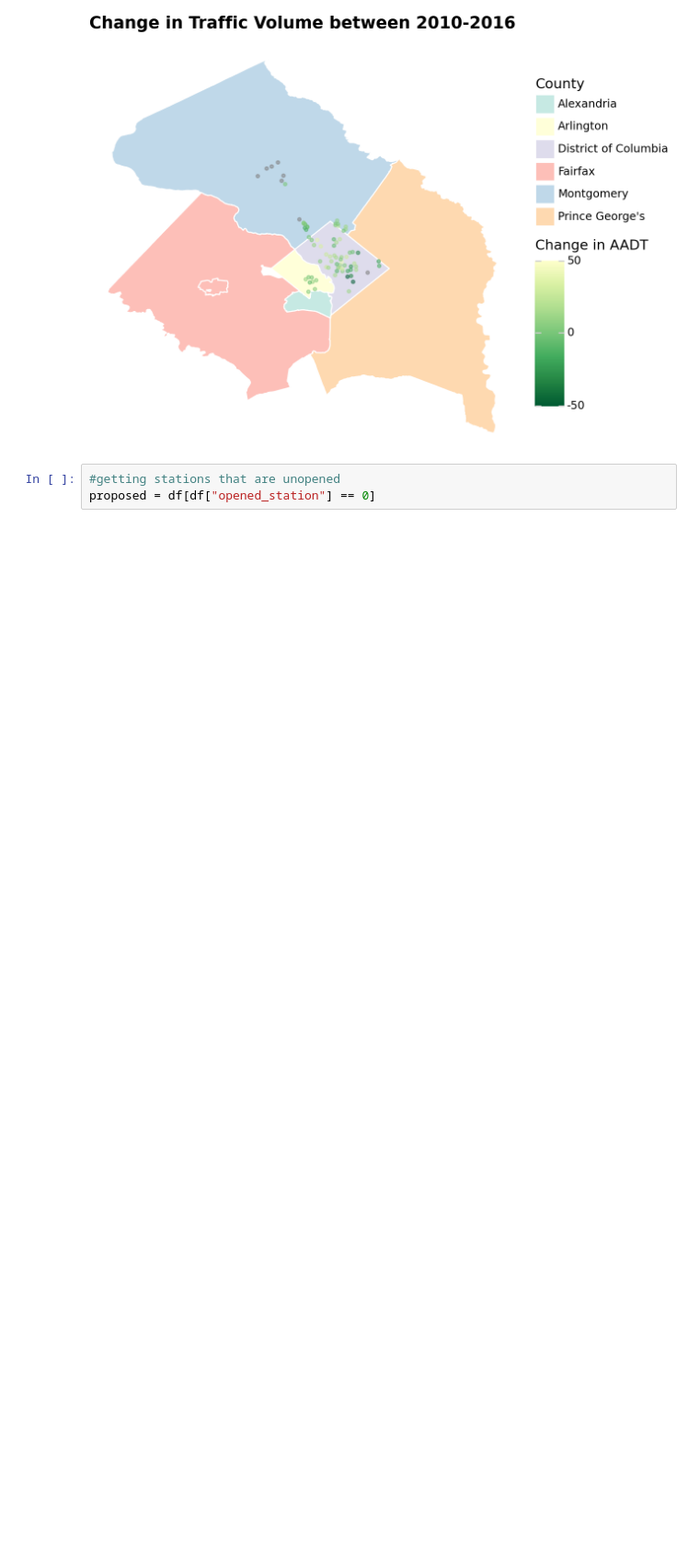
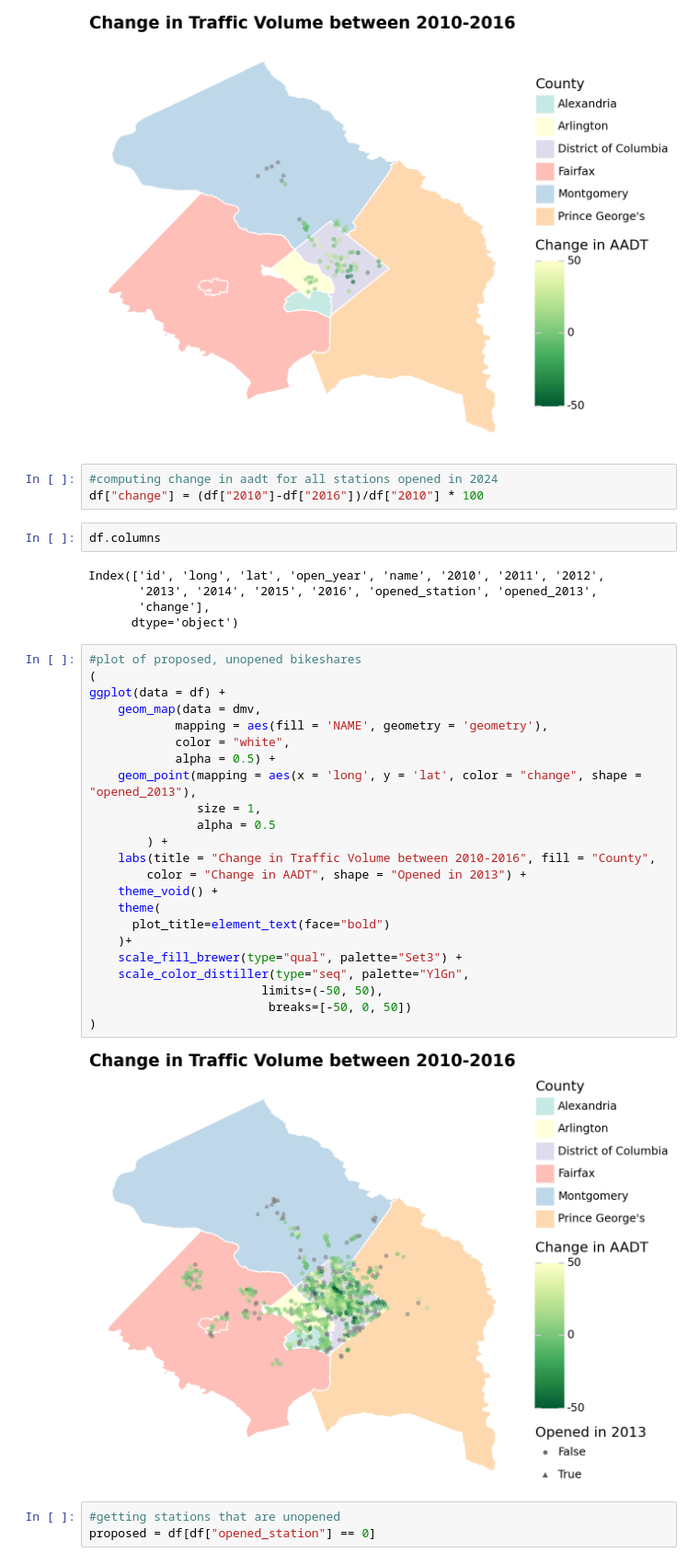
Before and after one commit to IbadatJarg/PPOL5203-Final_Project_Bikeshare, a Jupyter notebook: scripts/05_visualizations.ipynb, the cells around one changed output. Shown at 92% size. Saved outputs shown, nothing was run; the diff lists cells and outputs as text; blank space fills up the shorter version.

Commit message:
saving changes to visualizations

```diff
--- a/scripts/05_visualizations.ipynb
+++ b/scripts/05_visualizations.ipynb
@@ -141,6 +141,41 @@ ggplot(data = df_13) +
 )
 # %% [output]
 [figure]
+# %%
+#computing change in aadt for all stations opened in 2024
+df["change"] = (df["2010"]-df["2016"])/df["2010"] * 100
+# %%
+df.columns
+# %% [output]
+Index(['id', 'long', 'lat', 'open_year', 'name', '2010', '2011', '2012',
+       '2013', '2014', '2015', '2016', 'opened_station', 'opened_2013',
+       'change'],
+      dtype='object')
+# %%
+#plot of proposed, unopened bikeshares
+(
+ggplot(data = df) +
+    geom_map(data = dmv,
+            mapping = aes(fill = 'NAME', geometry = 'geometry'),
+            color = "white",
+            alpha = 0.5) +
+    geom_point(mapping = aes(x = 'long', y = 'lat', color = "change", shape = "opened_2013"),
+               size = 1,
+               alpha = 0.5
+        ) +
+    labs(title = "Change in Traffic Volume between 2010-2016", fill = "County",
+        color = "Change in AADT", shape = "Opened in 2013") +
+    theme_void() +
+    theme(
+      plot_title=element_text(face="bold")
+    )+
+    scale_fill_brewer(type="qual", palette="Set3") +
+    scale_color_distiller(type="seq", palette="YlGn",
+                        limits=(-50, 50),
+                         breaks=[-50, 0, 50])
+)
+# %% [output]
+[figure, added]
 # %%
 #getting stations that are unopened
 proposed = df[df["opened_station"] == 0]
```
Also changed, not shown: parts of 10 cells of this notebook.
